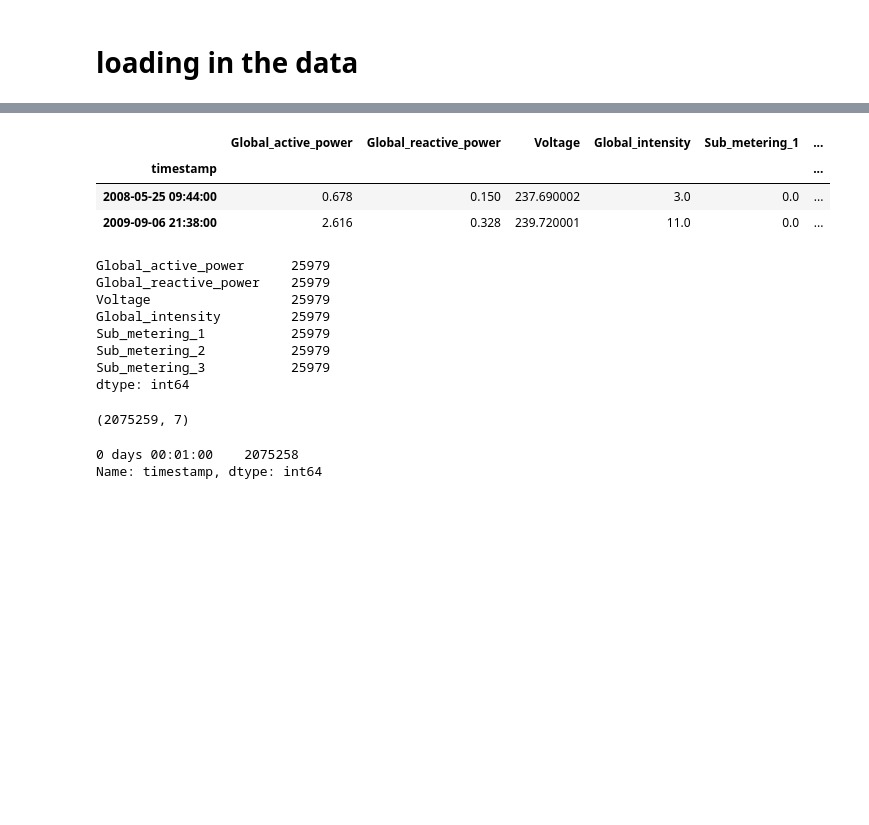
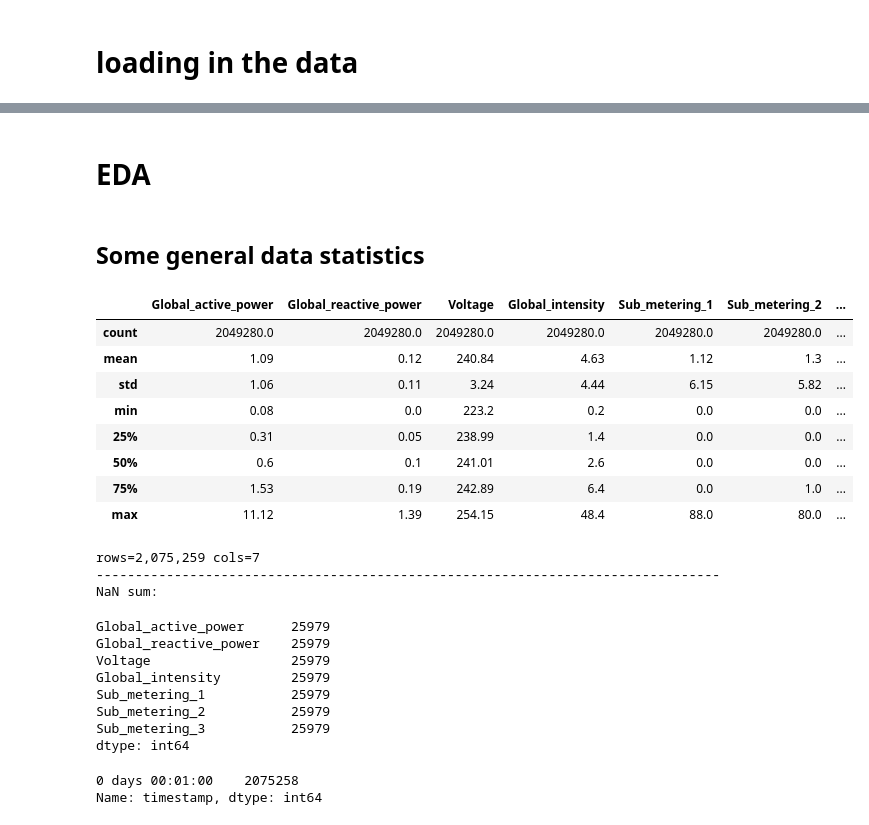
Before and after one commit to predict-idlab/tsflex, a Jupyter notebook: examples/example_power_consumption_estimation.ipynb, the cells around one changed output, grey strips where cells are left out. Saved outputs shown, nothing was run; the diff lists cells and outputs as text; code cells hidden in the pictures; blank space fills up the shorter version.

```diff
--- a/examples/example_power_consumption_estimation.ipynb
+++ b/examples/example_power_consumption_estimation.ipynb
@@ -5,6 +5,9 @@
 import urllib.request as urllib2
 from io import BytesIO
 from zipfile import ZipFile
+from IPython.display import display
 
 import numpy as np
 import pandas as pd
+
+pd.set_option('display.max_columns', None)
@@ -42,28 +58,43 @@ Data columns (total 7 columns):
  6   Sub_metering_3         float32
 dtypes: float32(7)
 memory usage: 71.2 MB
-# %%
-df_power_consumption.sample(2)
-# %% [output]
-|  | Global_active_power | Global_reactive_power | Voltage | Global_intensity | Sub_metering_1 | ... |
-| timestamp |  |  |  |  |  | ... |
-| 2008-05-25 09:44:00 | 0.678 | 0.150 | 237.690002 | 3.0 | 0.0 | ... |
-| 2009-09-06 21:38:00 | 2.616 | 0.328 | 239.720001 | 11.0 | 0.0 | ... |
+# %% [markdown]
+# EDA
+# %% [markdown]
+## Some general data statistics
+# %%
+df_power_consumption.describe().round(2).astype("str")
+# %% [output]
+|  | Global_active_power | Global_reactive_power | Voltage | Global_intensity | Sub_metering_1 | Sub_metering_2 | ... |
+| count | 2049280.0 | 2049280.0 | 2049280.0 | 2049280.0 | 2049280.0 | 2049280.0 | ... |
+| mean | 1.09 | 0.12 | 240.84 | 4.63 | 1.12 | 1.3 | ... |
+| std | 1.06 | 0.11 | 3.24 | 4.44 | 6.15 | 5.82 | ... |
+| min | 0.08 | 0.0 | 223.2 | 0.2 | 0.0 | 0.0 | ... |
+| 25% | 0.31 | 0.05 | 238.99 | 1.4 | 0.0 | 0.0 | ... |
+| 50% | 0.6 | 0.1 | 241.01 | 2.6 | 0.0 | 0.0 | ... |
+| 75% | 1.53 | 0.19 | 242.89 | 6.4 | 0.0 | 1.0 | ... |
+| max | 11.12 | 1.39 | 254.15 | 48.4 | 88.0 | 80.0 | ... |
 # %%
-df_power_consumption.isnull().sum()
+print(
+    f'rows={df_power_consumption.shape[0]:,}',
+    f'cols={df_power_consumption.shape[1]:,}'
+)
+print('-'*80)
+# It appears we have some NaN's (not a numbers) in the data.
+print('NaN sum:')
+df_power_consumption.isna().sum()
 # %% [output]
-Global_active_power      25979
-Global_reactive_power    25979
-Voltage                  25979
-Global_intensity         25979
-Sub_metering_1           25979
-Sub_metering_2           25979
-Sub_metering_3           25979
-dtype: int64
+rows=2,075,259 cols=7
+--------------------------------------------------------------------------------
+NaN sum:
+Global_active_power      25979
+Global_reactive_power    25979
+Voltage                  25979
+Global_intensity         25979
+Sub_metering_1           25979
+Sub_metering_2           25979
+Sub_metering_3           25979
+dtype: int64
-# %%
-df_power_consumption.shape
-# %% [output]
-(2075259, 7)
 # %%
 # so the data is actually regularly sampled
 df_power_consumption.index.to_series().diff().value_counts()
```
Also changed, not shown: parts of 43 cells of this notebook.
